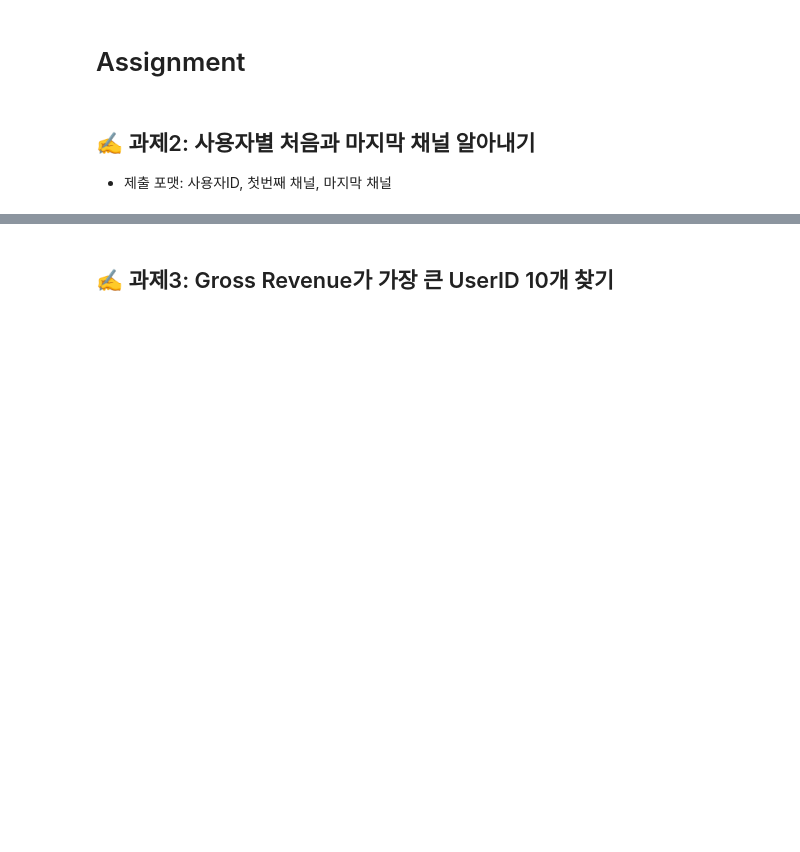
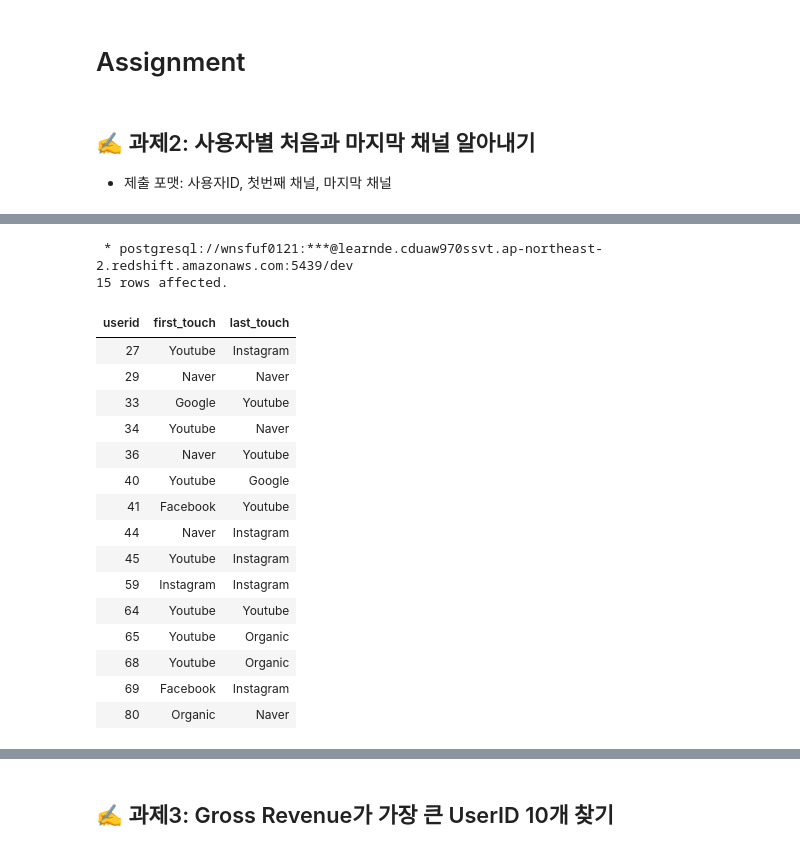
Before and after one commit to DeepFlame-JR/Data_Engineering_KIT, a Jupyter notebook: Week2/2주차 SQL 실습.ipynb, the cells around one changed output, grey strips where cells are left out. Drawn from its saved outputs; the diff is of its cells as text; code cells hidden in the pictures; blank space fills up the shorter version.

```diff
--- a/Week2/2주차 SQL 실습.ipynb
+++ b/Week2/2주차 SQL 실습.ipynb
@@ -1009,0 +1014,37 @@ LIMIT 15;
+# %%
+%%sql
+
+-- 임시 테이블 만들기
+WITH cte AS (
+    SELECT userid, channel,
+        (ROW_NUMBER() OVER (PARTITION BY usc.userid ORDER BY st.ts asc)) AS arn,
+        (ROW_NUMBER() OVER (PARTITION BY usc.userid ORDER BY st.ts desc)) AS drn
+    FROM raw_data.user_session_channel usc
+    JOIN raw_data.session_timestamp st ON usc.sessionid = st.sessionid
+)
+
+SELECT cte1.userid, cte1.channel AS first_touch, cte2.channel AS last_touch
+FROM cte cte1
+JOIN cte cte2 ON cte1.userid = cte2.userid
+WHERE cte1.arn = 1 and cte2.drn = 1
+ORDER BY 1
+LIMIT 15;
+# %% [output]
+ * postgresql://wnsfuf0121:***@learnde.cduaw970ssvt.ap-northeast-2.redshift.amazonaws.com:5439/dev
+15 rows affected.
+| userid | first_touch | last_touch |
+| 27 | Youtube | Instagram |
+| 29 | Naver | Naver |
+| 33 | Google | Youtube |
+| 34 | Youtube | Naver |
+| 36 | Naver | Youtube |
+| 40 | Youtube | Google |
+| 41 | Facebook | Youtube |
+| 44 | Naver | Instagram |
+| 45 | Youtube | Instagram |
+| 59 | Instagram | Instagram |
+| 64 | Youtube | Youtube |
+| 65 | Youtube | Organic |
+| 68 | Youtube | Organic |
+| 69 | Facebook | Instagram |
+| 80 | Organic | Naver |
```
Also changed, not shown: parts of 8 cells of this notebook.
